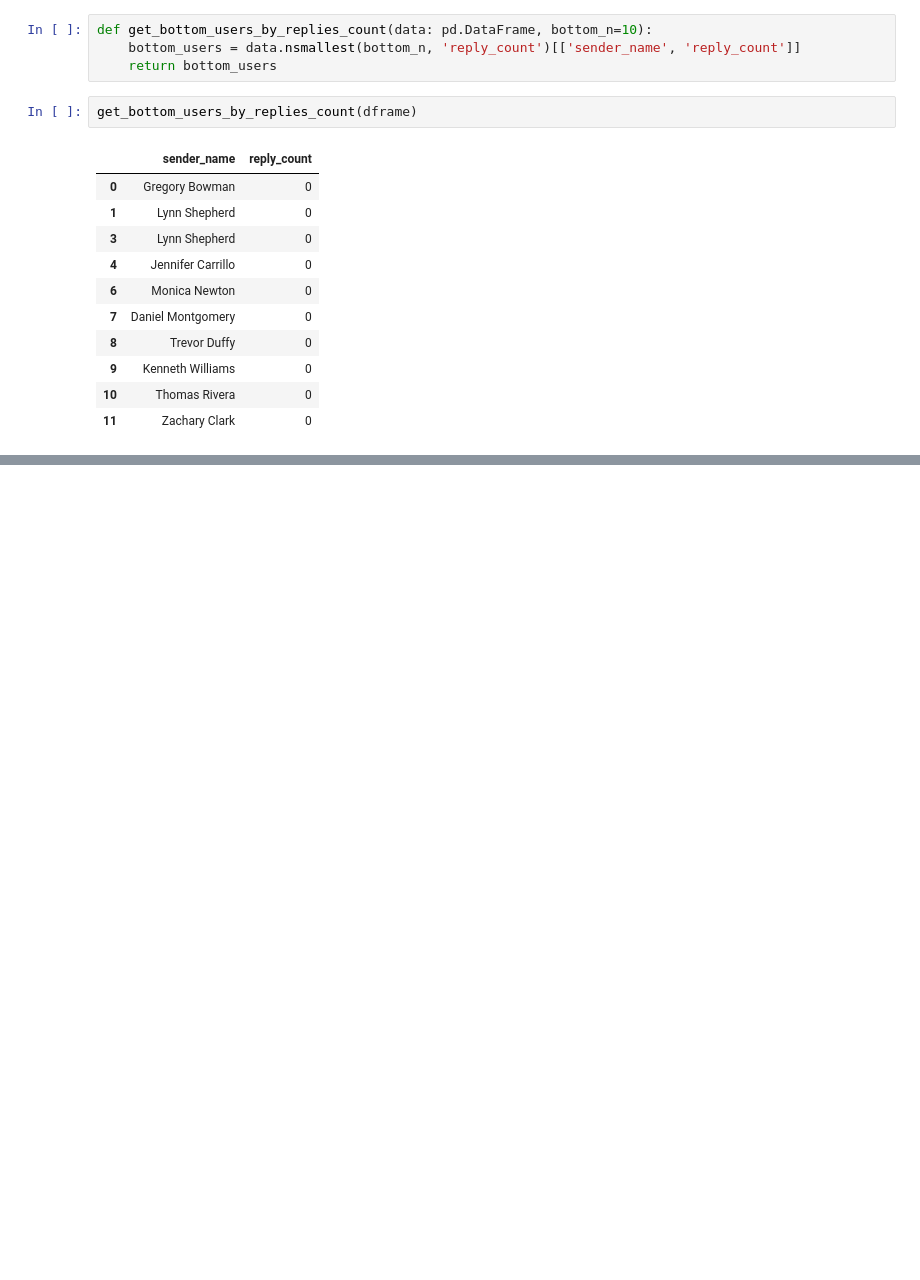
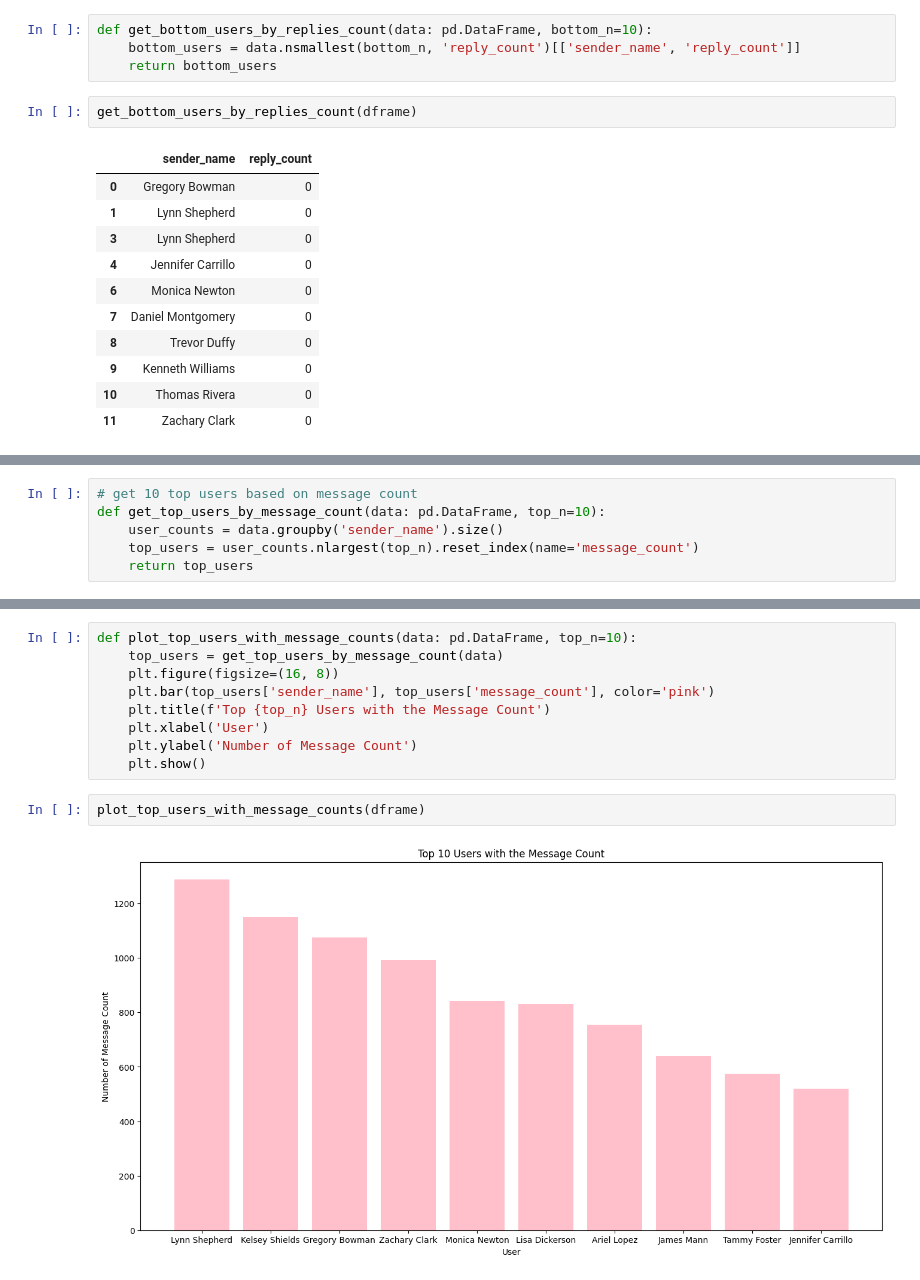
Before and after one commit to Azizadx/nasrallah-week0_10academy, a Jupyter notebook: notebooks/parse_slack_data.ipynb, the cells around one changed output, grey strips where cells are left out. Saved outputs shown, nothing was run; the diff lists cells and outputs as text; blank space fills up the shorter version.

```diff
--- a/notebooks/parse_slack_data.ipynb
+++ b/notebooks/parse_slack_data.ipynb
@@ -447,0 +432,6 @@ plot_top_users_with_lowest_replies(dframe)
+# %%
+# get 10 top users based on message count
+def get_top_users_by_message_count(data: pd.DataFrame, top_n=10):
+    user_counts = data.groupby('sender_name').size()
+    top_users = user_counts.nlargest(top_n).reset_index(name='message_count')
+    return top_users
@@ -447,0 +452,13 @@ plot_top_users_with_lowest_replies(dframe)
+# %%
+def plot_top_users_with_message_counts(data: pd.DataFrame, top_n=10):
+    top_users = get_top_users_by_message_count(data)
+    plt.figure(figsize=(16, 8))
+    plt.bar(top_users['sender_name'], top_users['message_count'], color='pink')
+    plt.title(f'Top {top_n} Users with the Message Count')
+    plt.xlabel('User')
+    plt.ylabel('Number of Message Count')
+    plt.show()
+# %%
+plot_top_users_with_message_counts(dframe)
+# %% [output]
+[figure, added]
```
Also changed, not shown: parts of 28 cells of this notebook, 1 other file.
